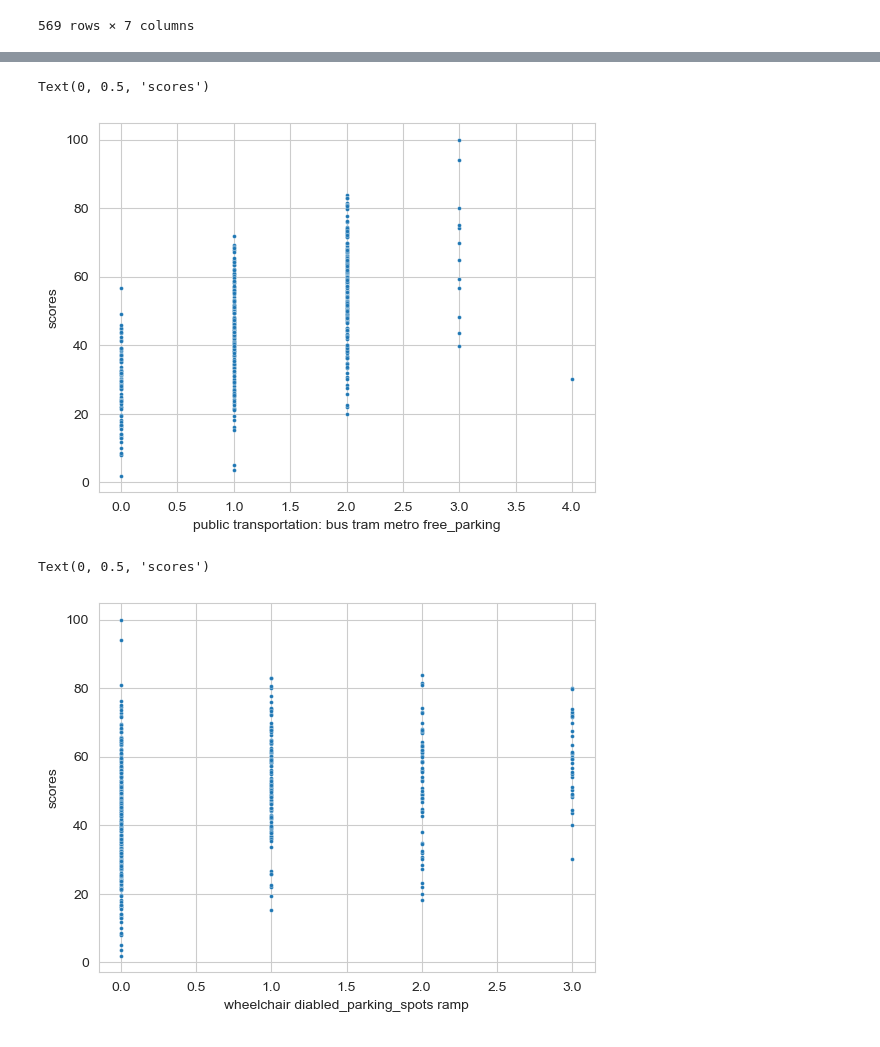
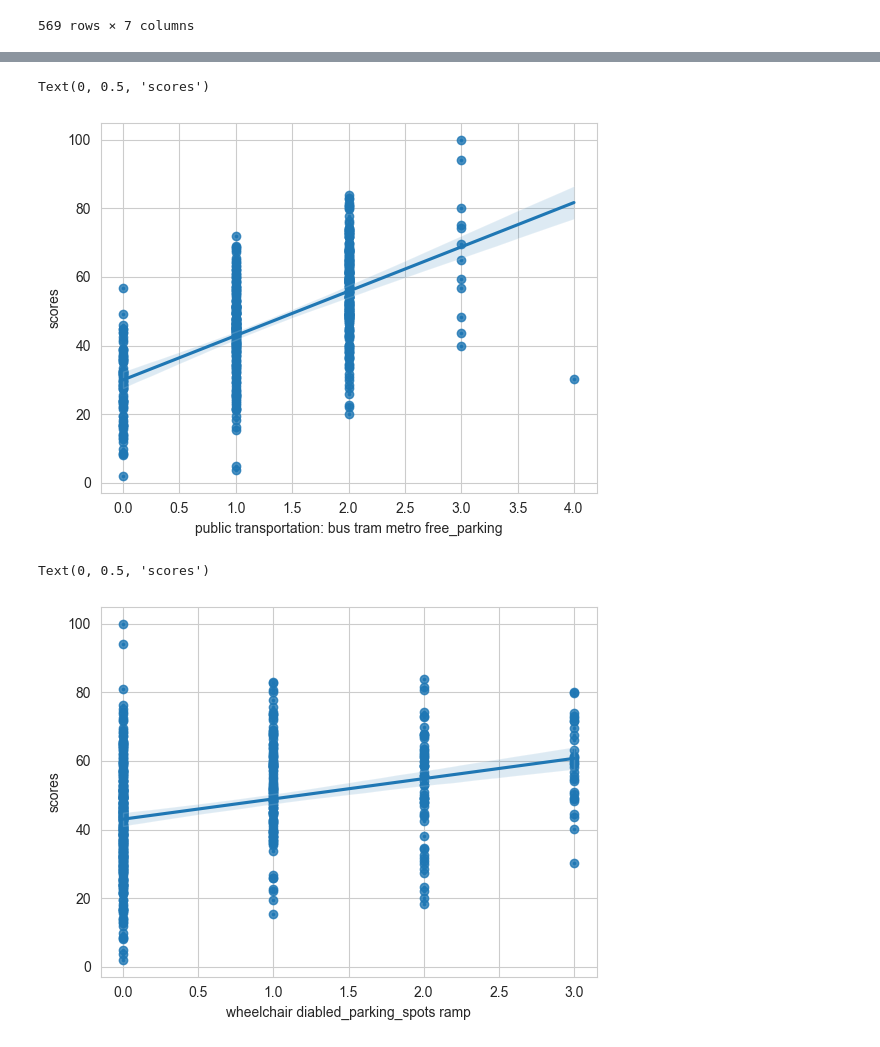
Before and after one commit to Seoyangsam/ACRM, a Jupyter notebook: src/Q19.ipynb, the cells around one changed output, grey strips where cells are left out. Drawn from its saved outputs; the diff is of its cells as text; code cells hidden in the pictures.

```diff
--- a/src/Q19.ipynb
+++ b/src/Q19.ipynb
@@ -192,16 +198,18 @@ Text(0, 0.5, 'scores')
 # %%
 #whether other method of transportations influences the satisfaction
 sns.scatterplot(x=new_data2.bus+new_data2.tram+ new_data2.free_parking + new_data2.metro, y=new_data2.scores, s=8)
+sns.regplot(x=new_data2.bus+new_data2.tram+ new_data2.free_parking + new_data2.metro, y = new_data2.scores)
 plt.xlabel("public transportation: bus tram metro free_parking")
 plt.ylabel("scores")
 # %% [output]
 Text(0, 0.5, 'scores')
-[figure, old version]
+[figure, new version]
 # %%
 #whetehr the facilities for disable people influences the satisfaction
 sns.scatterplot(x=new_data2.wheelchair_available + new_data2.disabled_parking_spots + new_data2.ramp, y=new_data2.scores, s=8)
+sns.regplot(x=new_data2.wheelchair_available + new_data2.disabled_parking_spots + new_data2.ramp, y = new_data2.scores)
 plt.xlabel("wheelchair diabled_parking_spots ramp")
 plt.ylabel("scores")
 # %% [output]
 Text(0, 0.5, 'scores')
-[figure, old version]
+[figure, new version]
```
Also changed, not shown: parts of 6 cells of this notebook.
